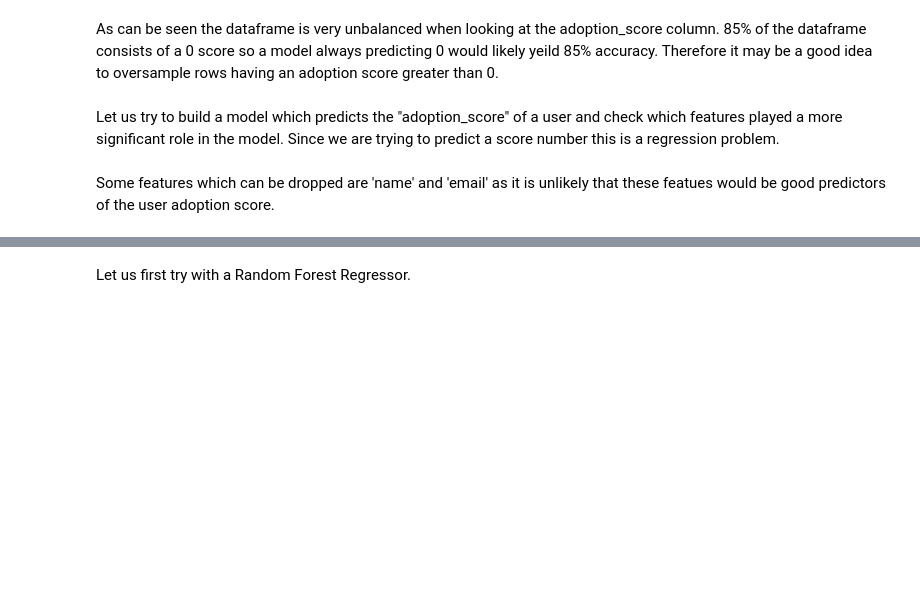
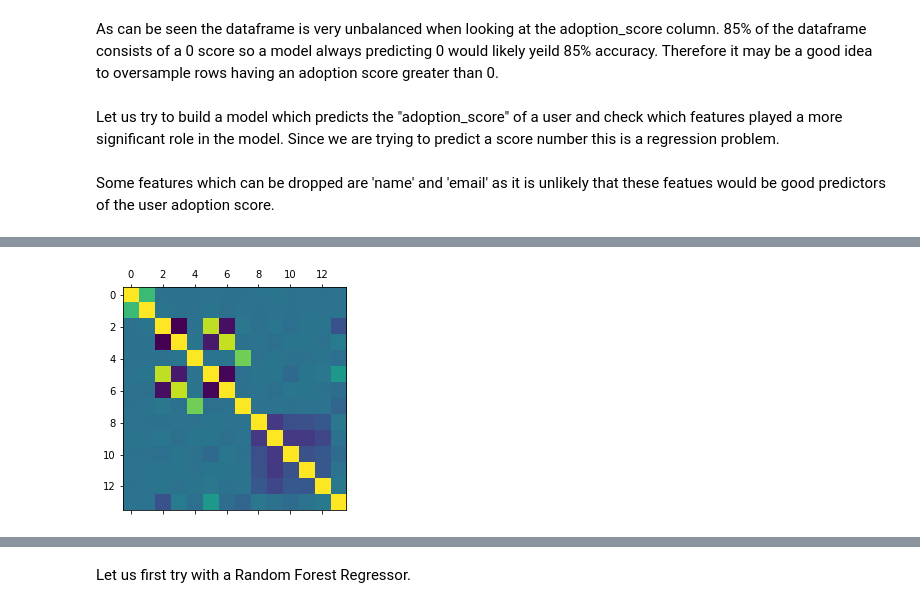
Before and after one commit to fsafe/relax_challenge, a Jupyter notebook: relax_challenge.ipynb, the cells around one changed output, grey strips where cells are left out. Saved outputs shown, nothing was run; the diff lists cells and outputs as text; code cells hidden in the pictures; blank space fills up the shorter version.

```diff
--- a/relax_challenge.ipynb
+++ b/relax_challenge.ipynb
@@ -342,0 +412,6 @@ X
+# %%
+plt.matshow(pd.concat([X,y_regression], axis=1).corr())
+plt.show()
+pd.concat([X,y_regression], axis=1).corr()
+# %% [output]
+[figure, added]
```
Also changed, not shown: parts of 49 cells of this notebook.
